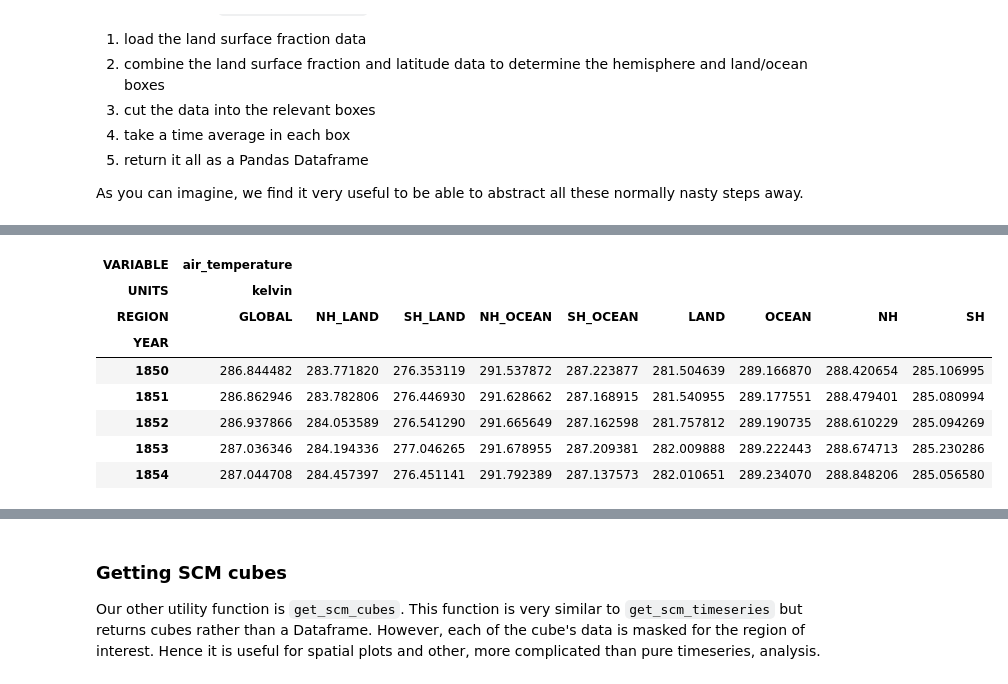
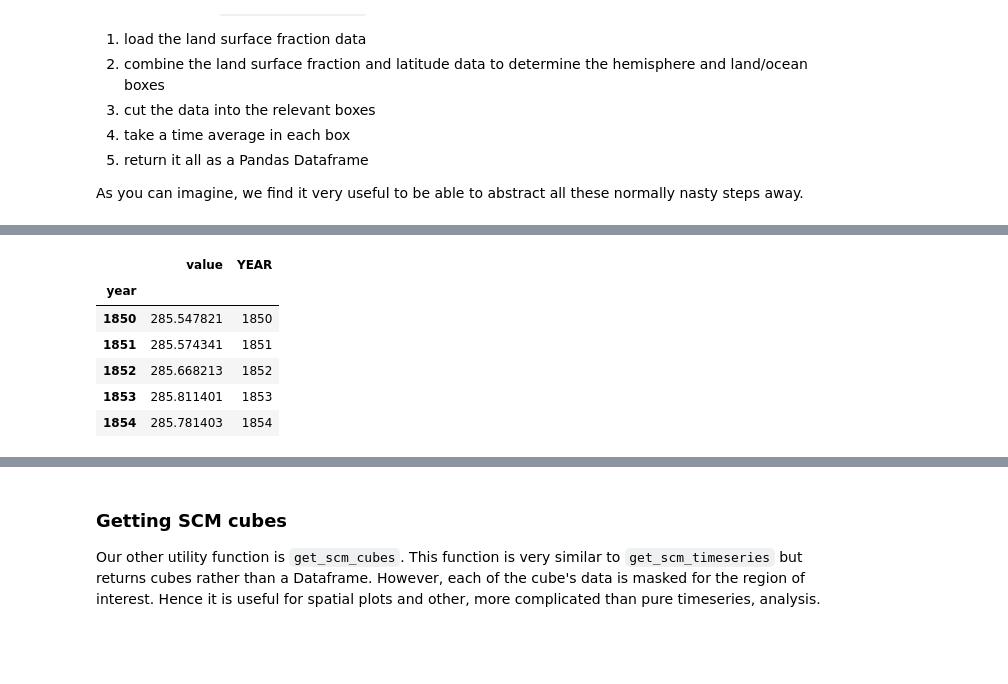
Before and after one commit to znicholls/netcdf-scm, a Jupyter notebook: notebooks/demo.ipynb, the cells around one changed output, grey strips where cells are left out. Drawn from its saved outputs; the diff is of its cells as text; code cells hidden in the pictures; blank space fills up the shorter version.

```diff
--- a/notebooks/demo.ipynb
+++ b/notebooks/demo.ipynb
@@ -194,17 +204,15 @@ tas_scm_timeseries.loc[
 # %%
-tas_scm_timeseries.df["YEAR"] = [dt.year for dt in tas_scm_timeseries.index.values]
-tas_scm_timeseries_annual_mean = tas_scm_timeseries.groupby("YEAR").mean()
+tas_scm_timeseries.df["year"] = [dt.year for dt in tas_scm_timeseries.time.values]
+tas_scm_timeseries_annual_mean = tas_scm_timeseries.groupby("year").mean()
 tas_scm_timeseries_annual_mean.head()
 # %% [output]
-| VARIABLE | air_temperature |  |  |  |  |  |  |  |  |
-| UNITS | kelvin |  |  |  |  |  |  |  |  |
-| REGION | GLOBAL | NH_LAND | SH_LAND | NH_OCEAN | SH_OCEAN | LAND | OCEAN | NH | SH |
-| YEAR |  |  |  |  |  |  |  |  |  |
-| 1850 | 286.844482 | 283.771820 | 276.353119 | 291.537872 | 287.223877 | 281.504639 | 289.166870 | 288.420654 | 285.106995 |
-| 1851 | 286.862946 | 283.782806 | 276.446930 | 291.628662 | 287.168915 | 281.540955 | 289.177551 | 288.479401 | 285.080994 |
-| 1852 | 286.937866 | 284.053589 | 276.541290 | 291.665649 | 287.162598 | 281.757812 | 289.190735 | 288.610229 | 285.094269 |
-| 1853 | 287.036346 | 284.194336 | 277.046265 | 291.678955 | 287.209381 | 282.009888 | 289.222443 | 288.674713 | 285.230286 |
-| 1854 | 287.044708 | 284.457397 | 276.451141 | 291.792389 | 287.137573 | 282.010651 | 289.234070 | 288.848206 | 285.056580 |
+|  | value | YEAR |
+| year |  |  |
+| 1850 | 285.547821 | 1850 |
+| 1851 | 285.574341 | 1851 |
+| 1852 | 285.668213 | 1852 |
+| 1853 | 285.811401 | 1853 |
+| 1854 | 285.781403 | 1854 |
 # %%
 tas_scm_timeseries_annual_mean.plot(figsize=(16, 9));
 # %% [output]
```
Also changed, not shown: parts of 7 cells of this notebook.
